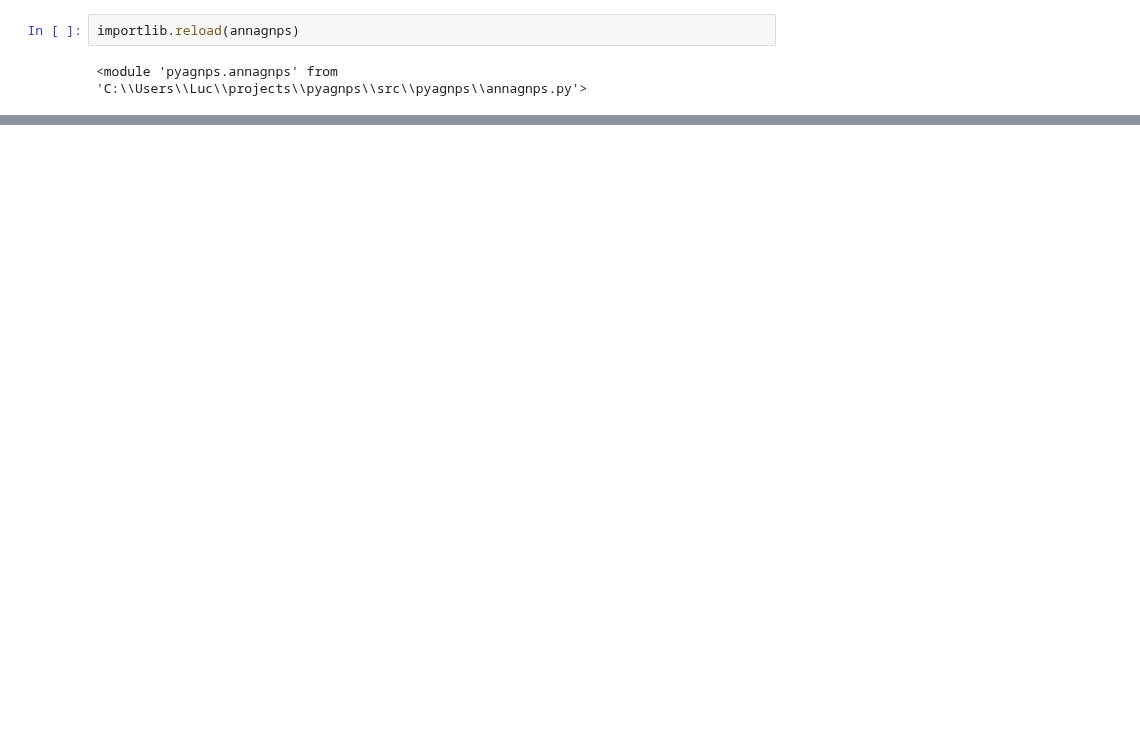
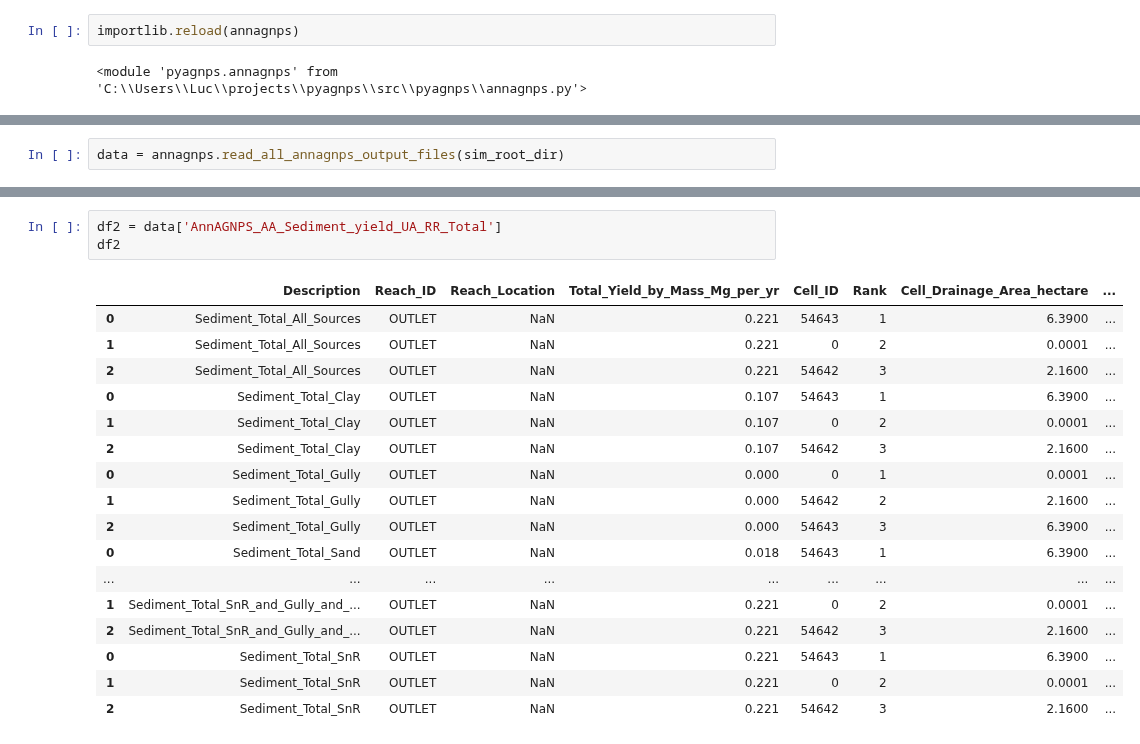
Before and after one commit to LucRSquared/pyagnps, a Jupyter notebook: notebooks/annagnps/post_process_annagnps_outputs.ipynb, the cells around one changed output, grey strips where cells are left out. Saved outputs shown, nothing was run; the diff lists cells and outputs as text; blank space fills up the shorter version.

```diff
--- a/notebooks/annagnps/post_process_annagnps_outputs.ipynb
+++ b/notebooks/annagnps/post_process_annagnps_outputs.ipynb
@@ -58,0 +14,2 @@ pd.read_csv(L[0])
+# %%
+data = annagnps.read_all_annagnps_output_files(sim_root_dir)
@@ -58,0 +44,21 @@ pd.read_csv(L[0])
+# %%
+df2 = data['AnnAGNPS_AA_Sediment_yield_UA_RR_Total']
+df2
+# %% [output]
+|  | Description | Reach_ID | Reach_Location | Total_Yield_by_Mass_Mg_per_yr | Cell_ID | Rank | Cell_Drainage_Area_hectare | ... |
+| 0 | Sediment_Total_All_Sources | OUTLET | NaN | 0.221 | 54643 | 1 | 6.3900 | ... |
+| 1 | Sediment_Total_All_Sources | OUTLET | NaN | 0.221 | 0 | 2 | 0.0001 | ... |
+| 2 | Sediment_Total_All_Sources | OUTLET | NaN | 0.221 | 54642 | 3 | 2.1600 | ... |
+| 0 | Sediment_Total_Clay | OUTLET | NaN | 0.107 | 54643 | 1 | 6.3900 | ... |
+| 1 | Sediment_Total_Clay | OUTLET | NaN | 0.107 | 0 | 2 | 0.0001 | ... |
+| 2 | Sediment_Total_Clay | OUTLET | NaN | 0.107 | 54642 | 3 | 2.1600 | ... |
+| 0 | Sediment_Total_Gully | OUTLET | NaN | 0.000 | 0 | 1 | 0.0001 | ... |
+| 1 | Sediment_Total_Gully | OUTLET | NaN | 0.000 | 54642 | 2 | 2.1600 | ... |
+| 2 | Sediment_Total_Gully | OUTLET | NaN | 0.000 | 54643 | 3 | 6.3900 | ... |
+| 0 | Sediment_Total_Sand | OUTLET | NaN | 0.018 | 54643 | 1 | 6.3900 | ... |
+| ... | ... | ... | ... | ... | ... | ... | ... | ... |
+| 1 | Sediment_Total_SnR_and_Gully_and_... | OUTLET | NaN | 0.221 | 0 | 2 | 0.0001 | ... |
+| 2 | Sediment_Total_SnR_and_Gully_and_... | OUTLET | NaN | 0.221 | 54642 | 3 | 2.1600 | ... |
+| 0 | Sediment_Total_SnR | OUTLET | NaN | 0.221 | 54643 | 1 | 6.3900 | ... |
+| 1 | Sediment_Total_SnR | OUTLET | NaN | 0.221 | 0 | 2 | 0.0001 | ... |
+| 2 | Sediment_Total_SnR | OUTLET | NaN | 0.221 | 54642 | 3 | 2.1600 | ... |
```
Also changed, not shown: parts of 16 cells of this notebook, 1 other file.
